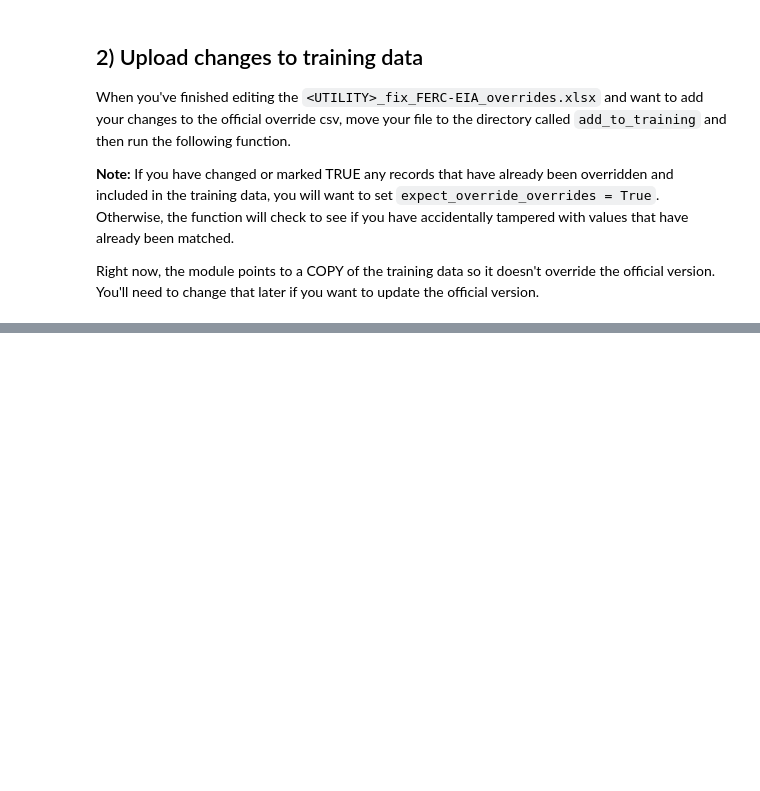
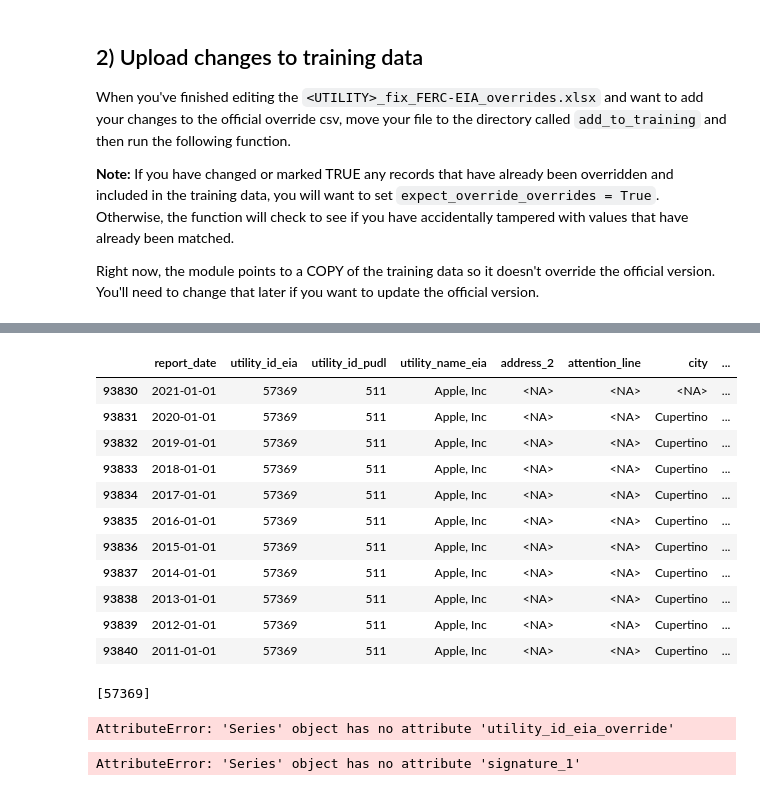
Before and after one commit to catalyst-cooperative/rmi-ferc1-eia, a Jupyter notebook: notebooks/make_overrides.ipynb, the cells around one changed output, grey strips where cells are left out. Saved outputs shown, nothing was run; the diff lists cells and outputs as text; code cells hidden in the pictures; blank space fills up the shorter version.

```diff
--- a/notebooks/make_overrides.ipynb
+++ b/notebooks/make_overrides.ipynb
@@ -88,0 +171,27 @@ Right now, the module points to a COPY of the training data so it doesn't overri
+# %%
+utils_df[utils_df["utility_id_eia"]==57369]
+# %% [output]
+|  | report_date | utility_id_eia | utility_id_pudl | utility_name_eia | address_2 | attention_line | city | ... |
+| 93830 | 2021-01-01 | 57369 | 511 | Apple, Inc | <NA> | <NA> | <NA> | ... |
+| 93831 | 2020-01-01 | 57369 | 511 | Apple, Inc | <NA> | <NA> | Cupertino | ... |
+| 93832 | 2019-01-01 | 57369 | 511 | Apple, Inc | <NA> | <NA> | Cupertino | ... |
+| 93833 | 2018-01-01 | 57369 | 511 | Apple, Inc | <NA> | <NA> | Cupertino | ... |
+| 93834 | 2017-01-01 | 57369 | 511 | Apple, Inc | <NA> | <NA> | Cupertino | ... |
+| 93835 | 2016-01-01 | 57369 | 511 | Apple, Inc | <NA> | <NA> | Cupertino | ... |
+| 93836 | 2015-01-01 | 57369 | 511 | Apple, Inc | <NA> | <NA> | Cupertino | ... |
+| 93837 | 2014-01-01 | 57369 | 511 | Apple, Inc | <NA> | <NA> | Cupertino | ... |
+| 93838 | 2013-01-01 | 57369 | 511 | Apple, Inc | <NA> | <NA> | Cupertino | ... |
+| 93839 | 2012-01-01 | 57369 | 511 | Apple, Inc | <NA> | <NA> | Cupertino | ... |
+| 93840 | 2011-01-01 | 57369 | 511 | Apple, Inc | <NA> | <NA> | Cupertino | ... |
+# %%
+id_dict[511]
+# %% [output]
+[57369]
+# %%
+bb.apply(lambda x: x.utility_id_eia_override.isin(id_dict[x.utility_id_pudl]))
+# %% [output]
+AttributeError: 'Series' object has no attribute 'utility_id_eia_override'
+# %%
+bb["record_id_eia_override"].isin([])
+# %% [output]
+AttributeError: 'Series' object has no attribute 'signature_1'
```
Also changed, not shown: parts of 16 cells of this notebook, 1 other file.
